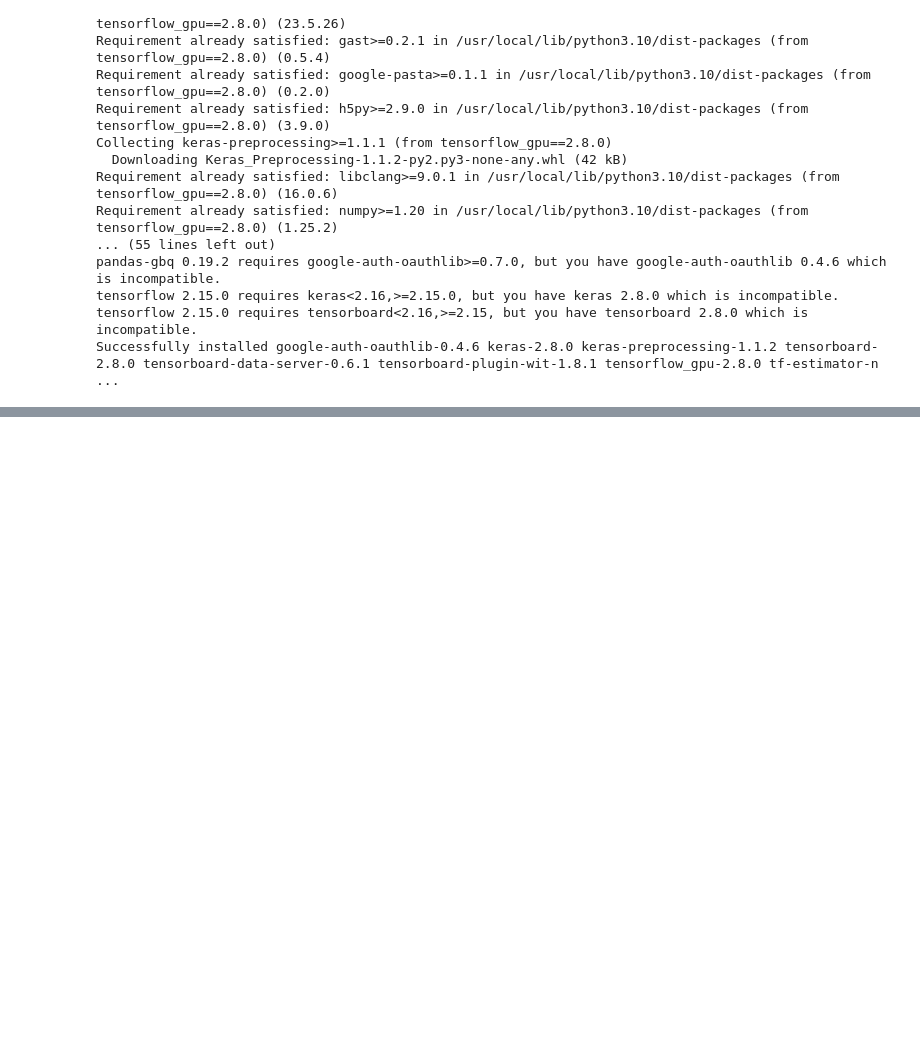
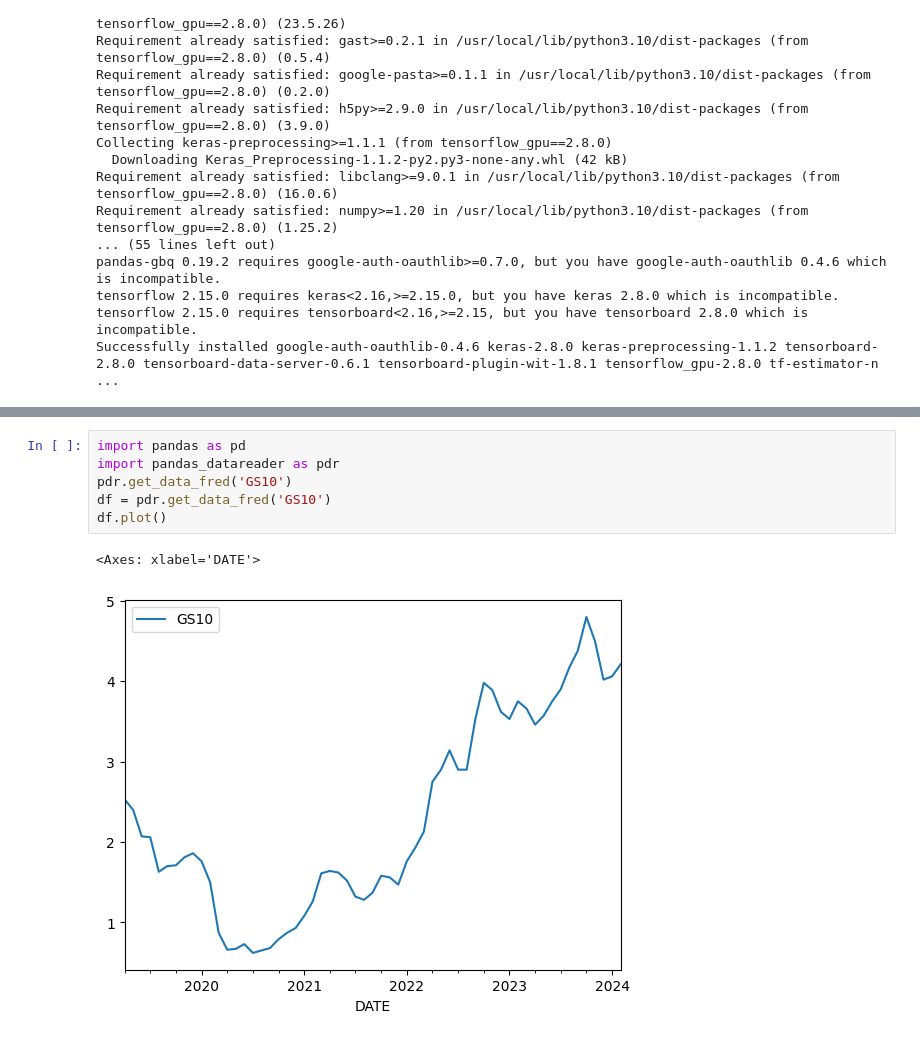
Before and after one commit to albaker09/PY_Keras_Pytorch0308, a Jupyter notebook: Py_Keras002.ipynb, the cells around one changed output, grey strips where cells are left out. Saved outputs shown, nothing was run; the diff lists cells and outputs as text; blank space fills up the shorter version.

```diff
--- a/Py_Keras002.ipynb
+++ b/Py_Keras002.ipynb
@@ -111,0 +197,9 @@ Successfully installed google-auth-oauthlib-0.4.6 keras-2.8.0 keras-preprocessin
+# %%
+import pandas as pd
+import pandas_datareader as pdr
+pdr.get_data_fred('GS10')
+df = pdr.get_data_fred('GS10')
+df.plot()
+# %% [output]
+<Axes: xlabel='DATE'>
+[figure, added]
```
Also changed, not shown: parts of 13 cells of this notebook, 2 other files.
